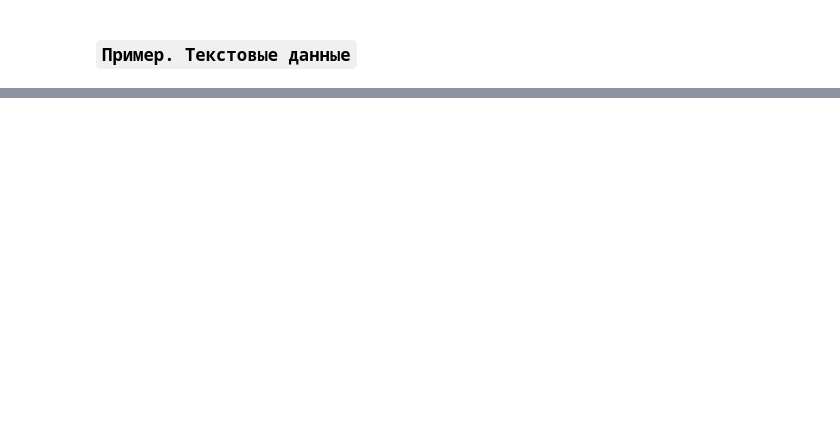
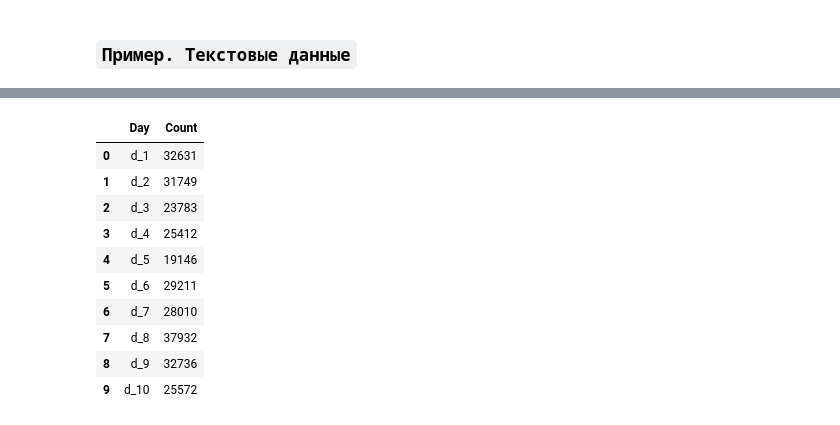
Before and after one commit to nakhodnov17/HSE_DPO_Spark, a Jupyter notebook: Seminars/Seminar 06/Spark ML.ipynb, the cells around one changed output, grey strips where cells are left out. Cells and saved outputs as stored; diff of their text form; code cells hidden in the pictures; blank space fills up the shorter version.

```diff
--- a/Seminars/Seminar 06/Spark ML.ipynb
+++ b/Seminars/Seminar 06/Spark ML.ipynb
@@ -554,0 +666,9 @@ ROC AUC: 0.486, Accuracy: 0.849
+# %%
+df_evaluation_agg = df_evaluation.select(
+    *[
+        F.sum(column).alias(column)
+        for column in day_columns
+    ]
+).cache()
+
+df_evaluation_agg.toPandas()
@@ -554,0 +714,4 @@ ROC AUC: 0.486, Accuracy: 0.849
+# %%
+df_evaluation_agg_unpivot = df_evaluation_agg.select(F.expr(unpivot_expr)).cache()
+df_evaluation_agg_unpivot.limit(10).toPandas()
+# %% [output]
@@ -554,0 +719,11 @@ ROC AUC: 0.486, Accuracy: 0.849
+|  | Day | Count |
+| 0 | d_1 | 32631 |
+| 1 | d_2 | 31749 |
+| 2 | d_3 | 23783 |
+| 3 | d_4 | 25412 |
+| 4 | d_5 | 19146 |
+| 5 | d_6 | 29211 |
+| 6 | d_7 | 28010 |
+| 7 | d_8 | 37932 |
+| 8 | d_9 | 32736 |
+| 9 | d_10 | 25572 |
```
Also changed, not shown: parts of 50 cells of this notebook, 2 other files.
